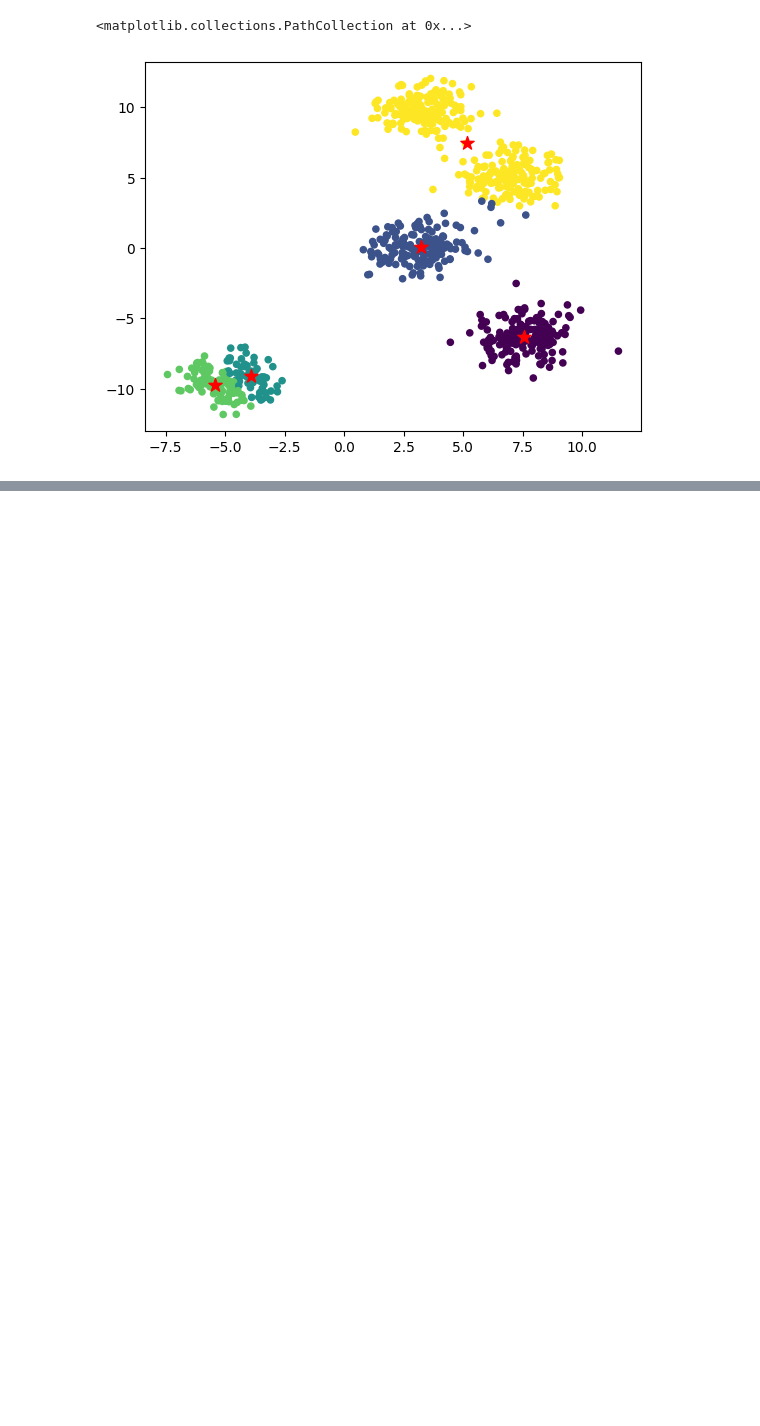
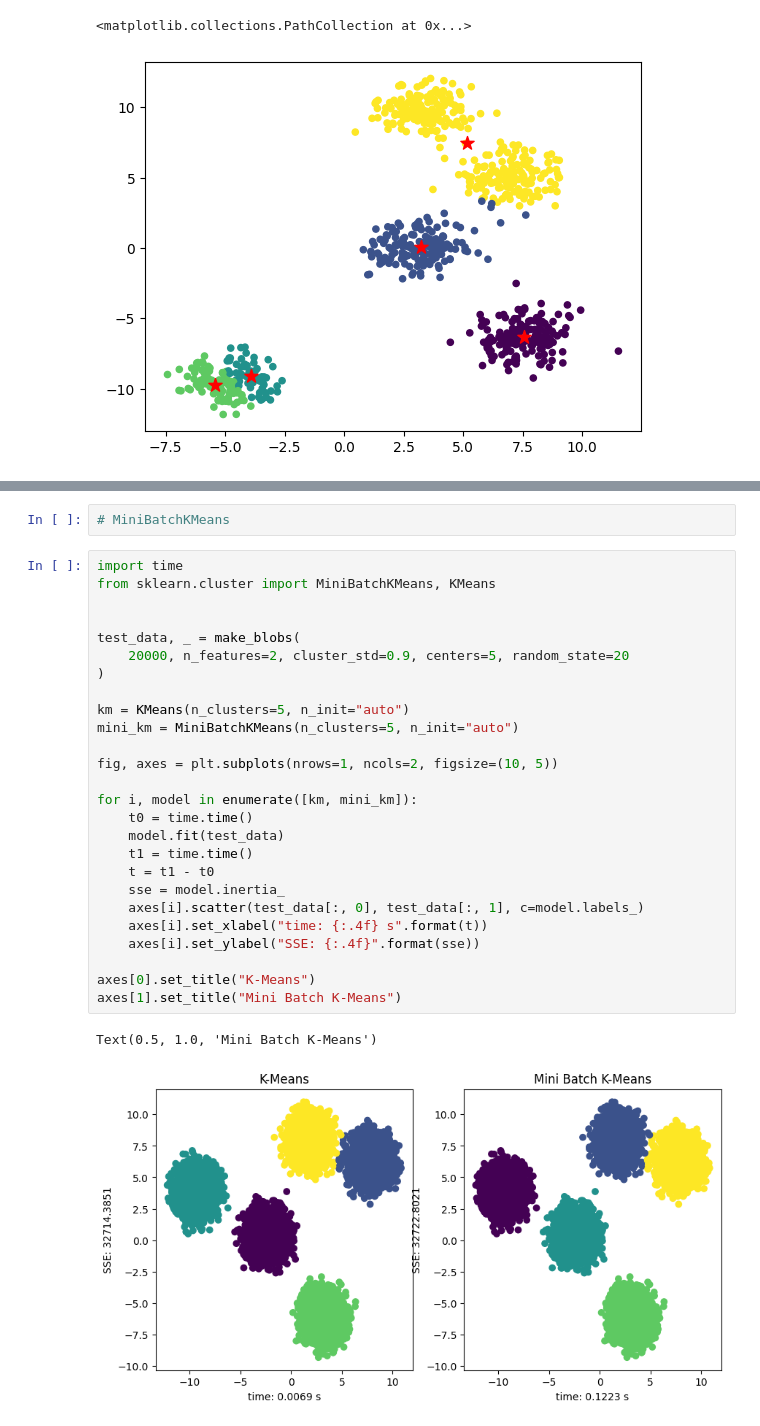
Before and after one commit to rquanx/ml-study, a Jupyter notebook: code/3.第三章/聚类.ipynb, the cells around one changed output, grey strips where cells are left out. Cells and saved outputs as stored; diff of their text form; blank space fills up the shorter version.

```diff
--- a/code/3.第三章/聚类.ipynb
+++ b/code/3.第三章/聚类.ipynb
@@ -259,0 +369,31 @@ plt.scatter(km_final_center[:, 0], km_final_center[:, 1], s=100, marker="*", c="
+# %%
+# MiniBatchKMeans
+# %%
+import time
+from sklearn.cluster import MiniBatchKMeans, KMeans
+
+
+test_data, _ = make_blobs(
+    20000, n_features=2, cluster_std=0.9, centers=5, random_state=20
+)
+
+km = KMeans(n_clusters=5, n_init="auto")
+mini_km = MiniBatchKMeans(n_clusters=5, n_init="auto")
+
+fig, axes = plt.subplots(nrows=1, ncols=2, figsize=(10, 5))
+
+for i, model in enumerate([km, mini_km]):
+    t0 = time.time()
+    model.fit(test_data)
+    t1 = time.time()
+    t = t1 - t0
+    sse = model.inertia_
+    axes[i].scatter(test_data[:, 0], test_data[:, 1], c=model.labels_)
+    axes[i].set_xlabel("time: {:.4f} s".format(t))
+    axes[i].set_ylabel("SSE: {:.4f}".format(sse))
+
+axes[0].set_title("K-Means")
+axes[1].set_title("Mini Batch K-Means")
+# %% [output]
+Text(0.5, 1.0, 'Mini Batch K-Means')
+[figure, added]
```
Also changed, not shown: parts of 6 cells of this notebook, 5 other files.
